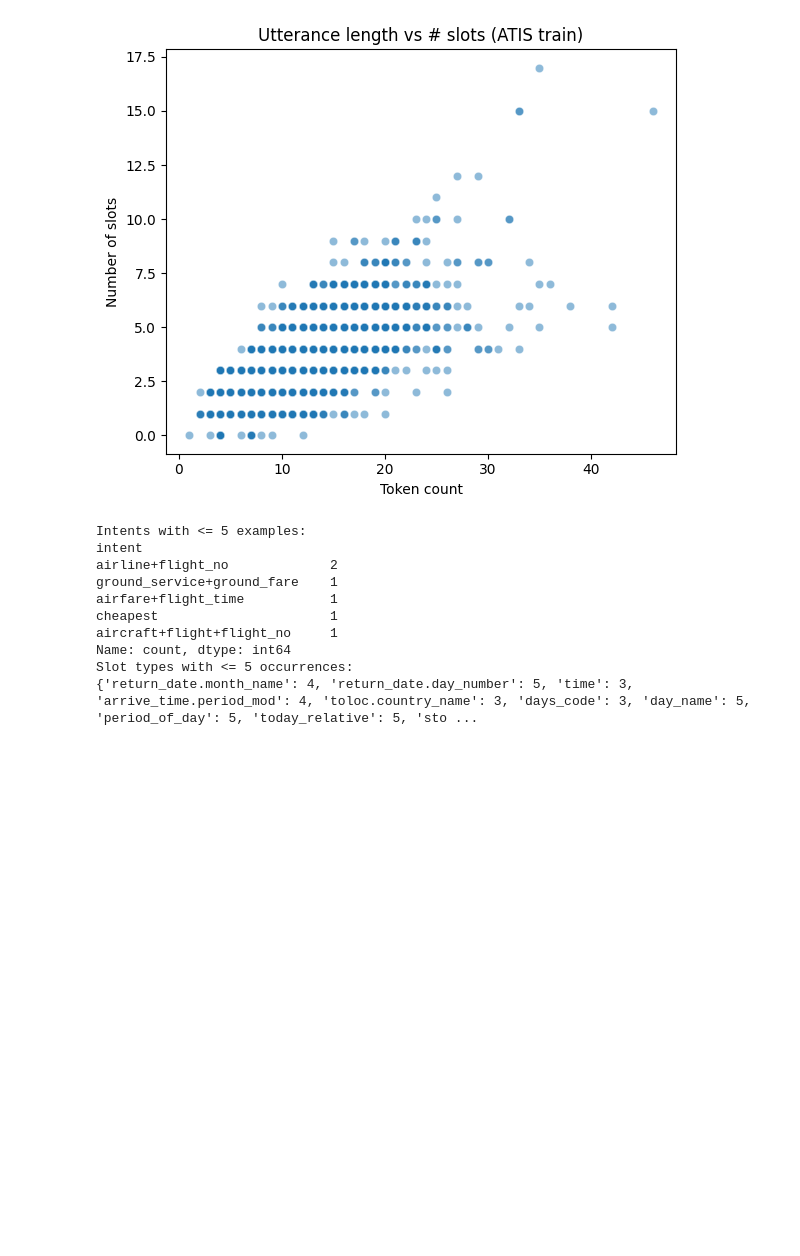
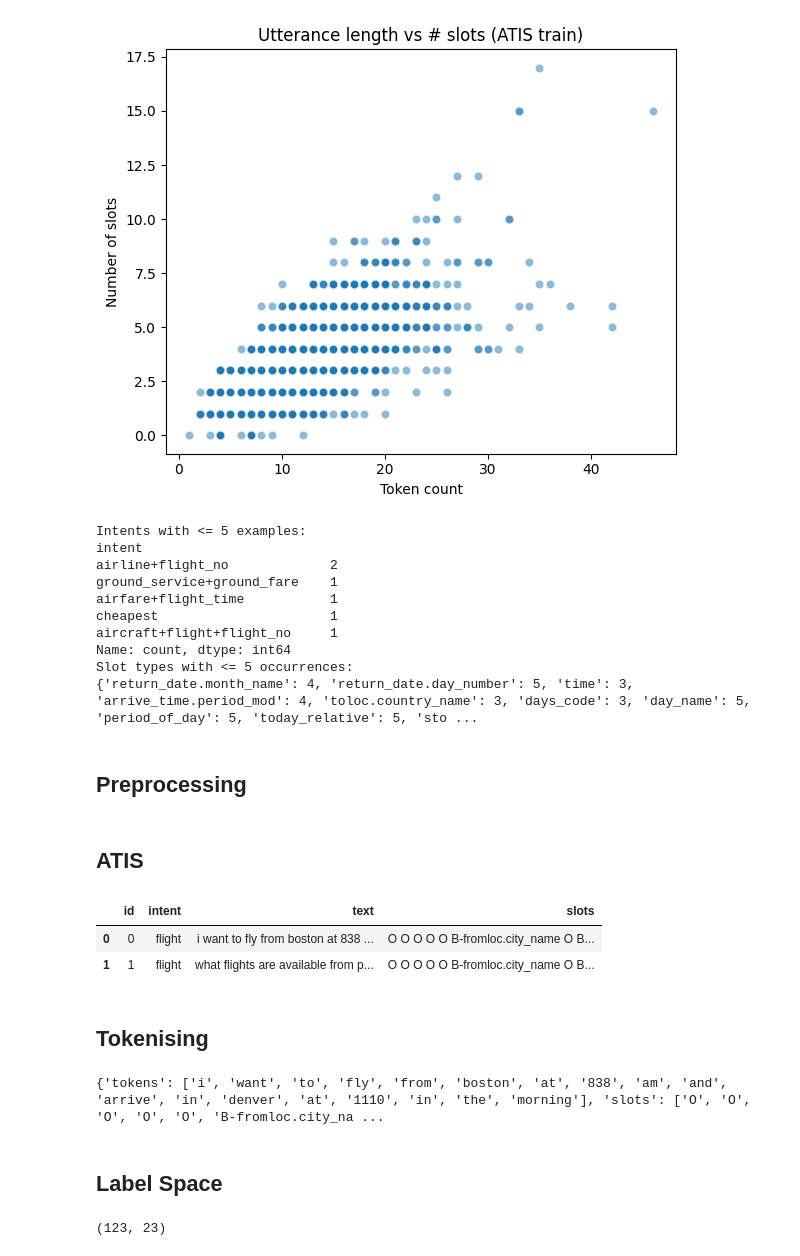
Before and after one commit to dhairya8luthra/Assignment_2_NLP, a Jupyter notebook: Assignment_2.ipynb, the cells around one changed output. Cells and saved outputs as stored; diff of their text form; code cells hidden in the pictures; blank space fills up the shorter version.

Commit message:
preproc for ATIS Done

```diff
--- a/Assignment_2.ipynb
+++ b/Assignment_2.ipynb
@@ -485,3 +489,21 @@ aircraft+flight+flight_no     1
 Name: count, dtype: int64
 Slot types with <= 5 occurrences:
 {'return_date.month_name': 4, 'return_date.day_number': 5, 'time': 3, 'arrive_time.period_mod': 4, 'toloc.country_name': 3, 'days_code': 3, 'day_name': 5, 'period_of_day': 5, 'today_relative': 5, 'sto ...
+# %% [markdown]
+## Preprocessing
+# %% [markdown]
+## ATIS
+# %%
+train_csv = "Data/ATIS/atis_train.csv"
+test_csv  = "Data/ATIS/atis_test.csv"
+
+atis_train = pd.read_csv(train_csv)
+atis_test  = pd.read_csv(test_csv)
+
+atis_train.head(2)
+# %% [output]
+|  | id | intent | text | slots |
+| 0 | 0 | flight | i want to fly from boston at 838 ... | O O O O O B-fromloc.city_name O B... |
+| 1 | 1 | flight | what flights are available from p... | O O O O O B-fromloc.city_name O B... |
+# %% [markdown]
+## Tokenising
@@ -487,0 +533,28 @@ Slot types with <= 5 occurrences:
+# %%
+atis_train_samples = atis_to_samples_nltk(atis_train)
+atis_test_samples  = atis_to_samples_nltk(atis_test)
+
+print(atis_train_samples[0])
+# %% [output]
+{'tokens': ['i', 'want', 'to', 'fly', 'from', 'boston', 'at', '838', 'am', 'and', 'arrive', 'in', 'denver', 'at', '1110', 'in', 'the', 'morning'], 'slots': ['O', 'O', 'O', 'O', 'O', 'B-fromloc.city_na ...
+# %% [markdown]
+## Label Space
+# %%
+def build_label_map(labels, pad_label=None):
+    uniq = sorted(set(labels))
+    if pad_label is not None and pad_label not in uniq:
+        uniq = [pad_label] + uniq
+    return {lab: i for i, lab in enumerate(uniq)}
+
+# slot labels (BIO)
+all_slot_labels = [lab for s in atis_train_samples for lab in s["slots"]]
+slot2id = build_label_map(all_slot_labels, pad_label="O")
+
+# intent labels
+intent2id = build_label_map([s["intent"] for s in atis_train_samples])
+UNK_INTENT = "<unk_intent>"
+intent2id[UNK_INTENT] = len(intent2id)
+
+len(slot2id), len(intent2id)
+# %% [output]
+(123, 23)
```
Also changed, not shown: parts of 13 cells of this notebook, 1 other file.
